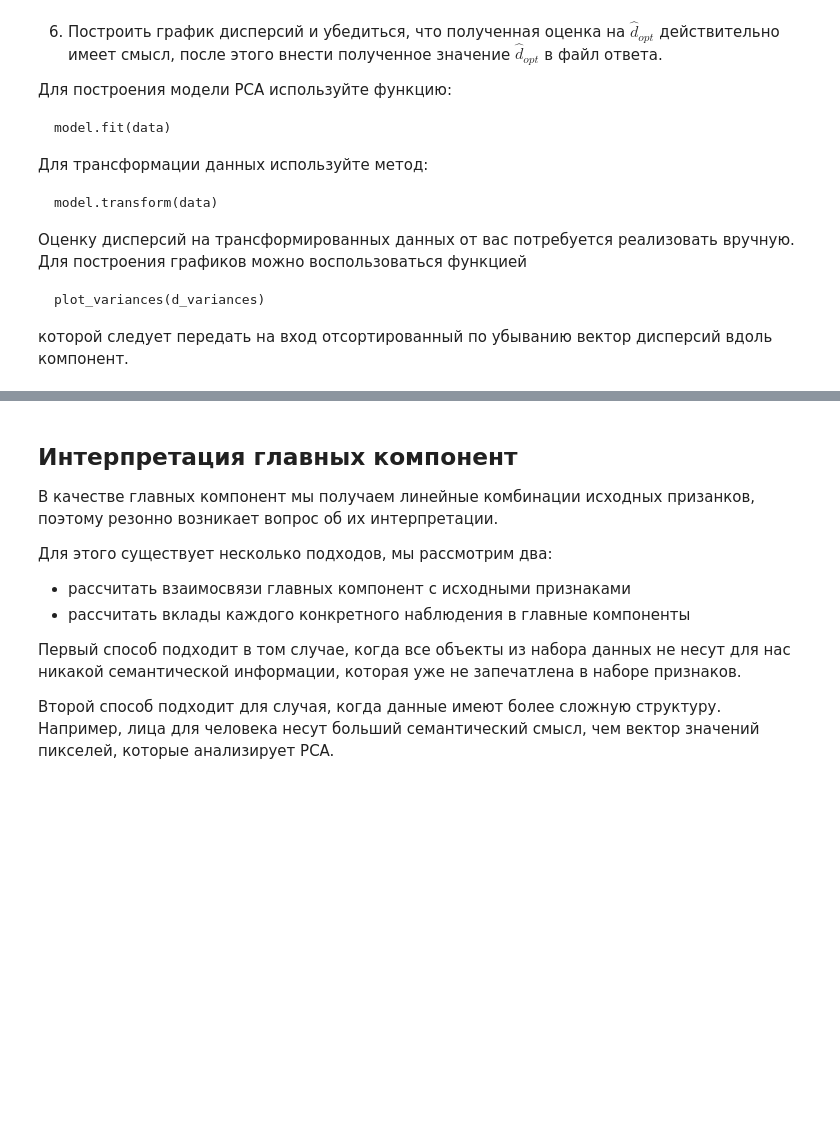
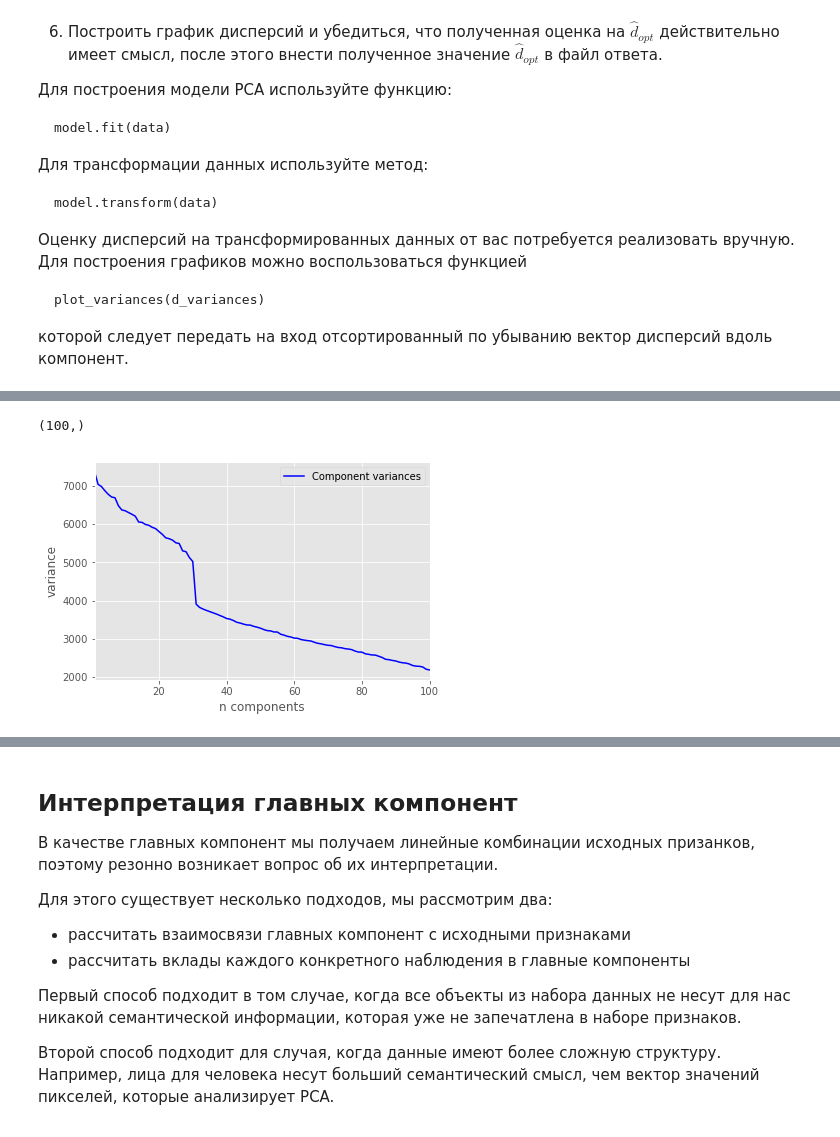
Before and after one commit to igor-storozhev/coursera-cmp3, a Jupyter notebook: w2/PCA.ipynb, the cells around one changed output, grey strips where cells are left out. Cells and saved outputs as stored; diff of their text form; code cells hidden in the pictures; blank space fills up the shorter version.

```diff
--- a/w2/PCA.ipynb
+++ b/w2/PCA.ipynb
@@ -396,0 +404,4 @@ pass
+# %%
+model = PCA()
+model.fit(data)
+Z = model.transform(data)
@@ -396,0 +425,21 @@ pass
+# %%
+#[j for j in Z[i] for i in range(100)]
+
+var_j = []
+col = []
+for i in range(0,100):
+    col = []
+    for j in range(0,3000):
+        x_ij = Z[j][i]
+        col.append(x_ij)
+
+    col = np.array(col)
+    avg = np.average(col)
+    var = 0
+    for x in col:
+        var += (x - avg)**2 # вычислить дисперсию по признаку
+    var_j.append(var)       # сохранить дисперсию признака
+
+#print len(var_j)
+d_var = np.array(var_j)
+print d_var
@@ -396,0 +467,8 @@ pass
+# %%
+d_var.shape
+# %% [output]
+(100,)
+# %%
+plot_variances(d_var) # без шклирования
+# %% [output]
+[figure, added]
```
Also changed, not shown: parts of 56 cells of this notebook.
